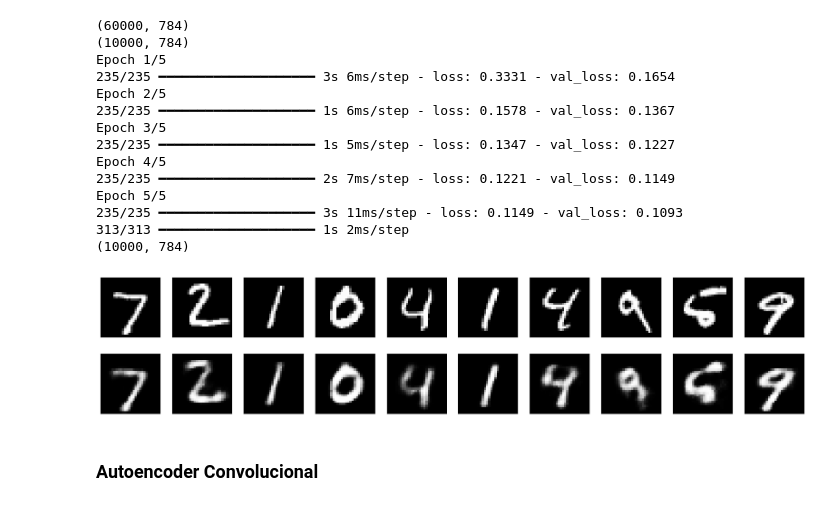
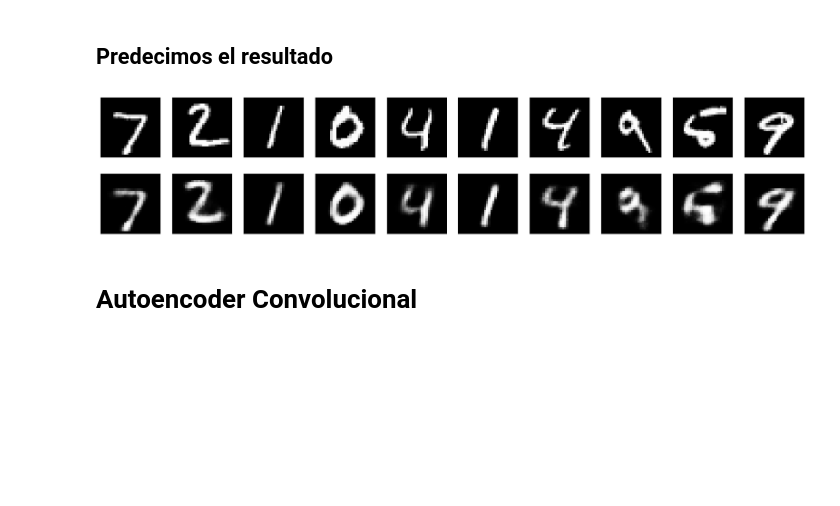
Before and after one commit to acca3003/MineriadatosII-2024-Book, a Jupyter notebook: notebooks/alfonso/Autoencoders.ipynb, the cells around one changed output. Saved outputs shown, nothing was run; the diff lists cells and outputs as text; code cells hidden in the pictures; blank space fills up the shorter version.

```diff
--- a/notebooks/alfonso/Autoencoders.ipynb
+++ b/notebooks/alfonso/Autoencoders.ipynb
@@ -81,84 +191,33 @@ Epoch 5/5
+# %% [markdown]
+## Predecimos el resultado
 # %%
-import keras
-from keras import layers
+# Una vez entrenado el autoencoder vamos a "predecir" los datos de test
+# con autoencoder
+decoded_imgs = autoencoder.predict(x_test,verbose=0)
 
-# This is the size of our encoded representations
-encoding_dim = 32  # 32 floats -> compression of factor 24.5, assuming the input is 784 floats
 
-# This is our input image
-input_img = keras.Input(shape=(784,))
-encoded = layers.Dense(128, activation='relu')(input_img)
-encoded = layers.Dense(64, activation='relu')(encoded)
-encoded = layers.Dense(32, activation='relu')(encoded)
-
-decoded = layers.Dense(64, activation='relu')(encoded)
-decoded = layers.Dense(128, activation='relu')(decoded)
-decoded = layers.Dense(784, activation='sigmoid')(decoded)
-
-# This model maps an input to its reconstruction
-autoencoder = keras.Model(input_img, decoded)
-
-# This model maps an input to its encoded representation
-
-autoencoder.compile(optimizer='adam', loss='binary_crossentropy')
-
-from keras.datasets import mnist
-import numpy as np
-(x_train, _), (x_test, _) = mnist.load_data()
-
-x_train = x_train.astype('float32') / 255.
-x_test = x_test.astype('float32') / 255.
-x_train = x_train.reshape((len(x_train), np.prod(x_train.shape[1:])))
-x_test = x_test.reshape((len(x_test), np.prod(x_test.shape[1:])))
-print(x_train.shape)
-print(x_test.shape)
-
-autoencoder.fit(x_train, x_train,
-                epochs=5,
-                batch_size=256,
-                shuffle=True,
-                validation_data=(x_test, x_test))
-
-# Encode and decode some digits
-# Note that we take them from the *test* set
-
-decoded_imgs = autoencoder.predict(x_test)
-print(decoded_imgs.shape)
-# Use Matplotlib (don't ask)
+# Cargamos la librería de Matplotlib para poder pintar
 import matplotlib.pyplot as plt
 
-n = 10  # How many digits we will display
+# Vamos a mostrar 10 imágenes de test a ver cómo se han reconstruido
+n = 10
 plt.figure(figsize=(20, 4))
 for i in range(n):
     # Display original
     ax = plt.subplot(2, n, i + 1)
     plt.imshow(x_test[i].reshape(28, 28))
     plt.gray()
     ax.get_xaxis().set_visible(False)
     ax.get_yaxis().set_visible(False)
 
     # Display reconstruction
     ax = plt.subplot(2, n, i + 1 + n)
     plt.imshow(decoded_imgs[i].reshape(28, 28))
     plt.gray()
     ax.get_xaxis().set_visible(False)
     ax.get_yaxis().set_visible(False)
 plt.show()
 # %% [output]
-(60000, 784)
-(10000, 784)
-Epoch 1/5
-235/235 ━━━━━━━━━━━━━━━━━━━━ 3s 6ms/step - loss: 0.3331 - val_loss: 0.1654
-Epoch 2/5
-235/235 ━━━━━━━━━━━━━━━━━━━━ 1s 6ms/step - loss: 0.1578 - val_loss: 0.1367
-Epoch 3/5
-235/235 ━━━━━━━━━━━━━━━━━━━━ 1s 5ms/step - loss: 0.1347 - val_loss: 0.1227
-Epoch 4/5
-235/235 ━━━━━━━━━━━━━━━━━━━━ 2s 7ms/step - loss: 0.1221 - val_loss: 0.1149
-Epoch 5/5
-235/235 ━━━━━━━━━━━━━━━━━━━━ 3s 11ms/step - loss: 0.1149 - val_loss: 0.1093
-313/313 ━━━━━━━━━━━━━━━━━━━━ 1s 2ms/step
-(10000, 784)
-[figure, old version]
+[figure, new version]
 # %% [markdown]
-### Autoencoder Convolucional
+# Autoencoder Convolucional
```
Also changed, not shown: parts of 43 cells of this notebook, 15 other files.
